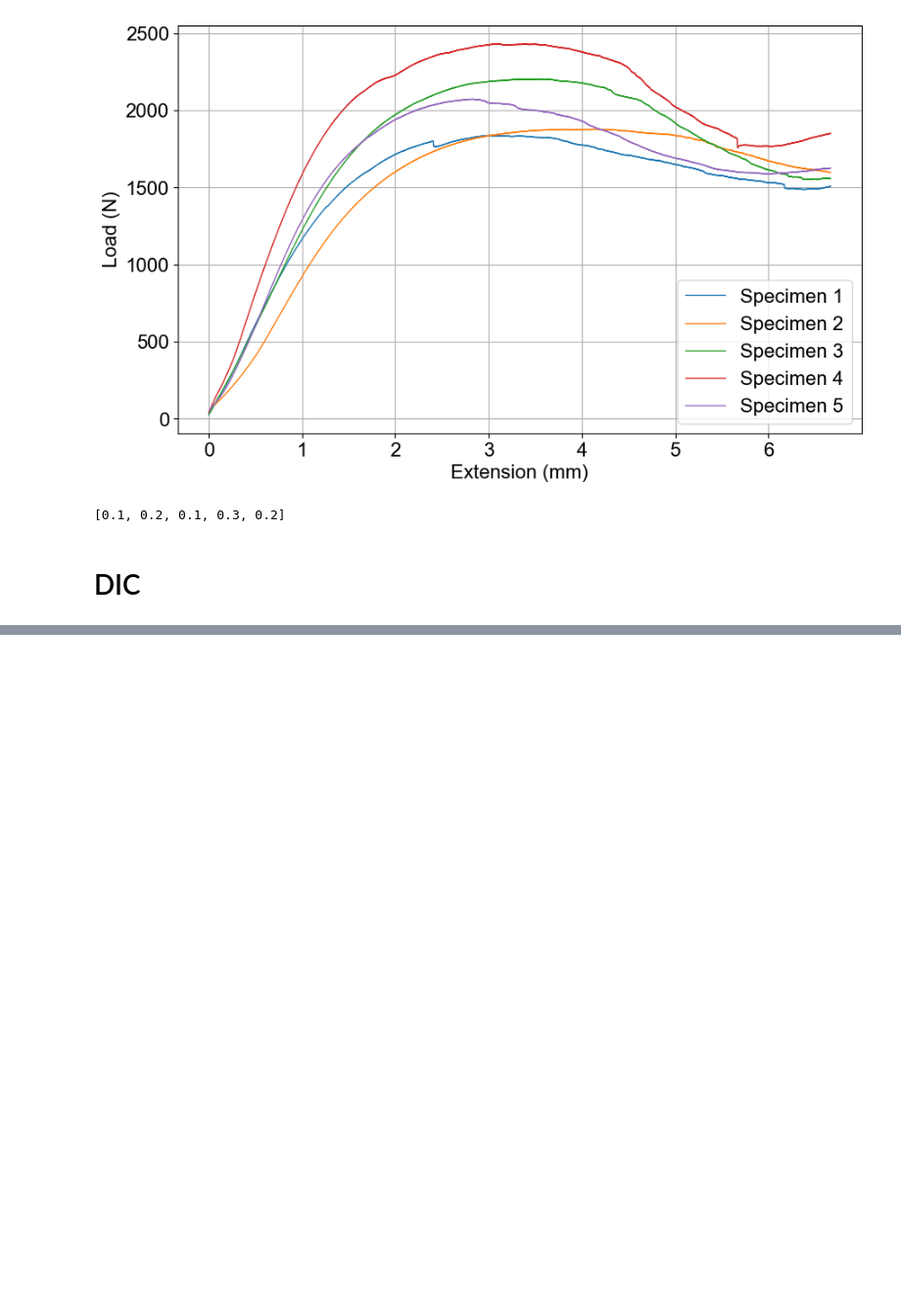
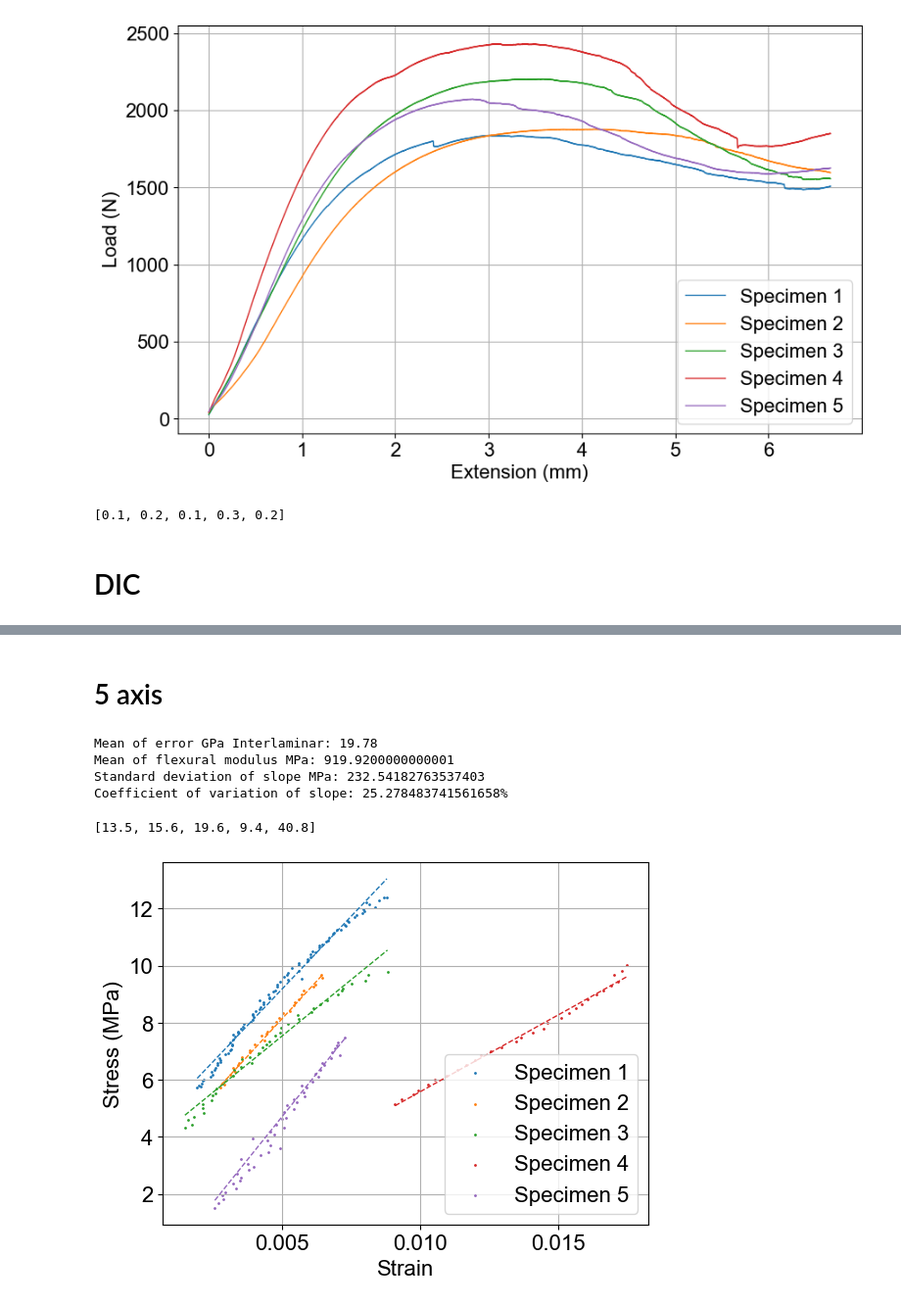
Before and after one commit to CleisonManriqueAguirre/postprocessing_test, a Jupyter notebook: Specimen_data_process.ipynb, the cells around one changed output, grey strips where cells are left out. Shown at 98% size. Drawn from its saved outputs; the diff is of its cells as text; code cells hidden in the pictures; blank space fills up the shorter version.

```diff
--- a/Specimen_data_process.ipynb
+++ b/Specimen_data_process.ipynb
@@ -892,0 +898,35 @@ Coefficient of variation of slope: 82.63700503579358%
+# %% [markdown]
+# 5 axis
+# %%
+specimen_count = 8
+process_specimens(
+    corrected=False,
+    flexion=False,
+    compression=False,
+    shear=False,
+    specimen_count=8,
+    file_path_template='short_beam/5_axis/{}_exp_2.csv',
+    file_path_template_2='short_beam/5_axis/{}_exp_2.csv',
+    c1=3,
+    c2=8,
+    data_row_start={1: 60, 2: 2, 3: 30, 4: 2, 5: 20, 6: 20, 7: 2, 8: 2},
+    data_rows_end={1: 150, 2: 60, 3: 60, 4: 50, 5: 50, 6: 60, 7: 50, 8: 60},
+    data_linear_start={1: 60, 2: 20, 3: 30, 4: 20, 5: 20, 6: 20, 7: 20, 8: 20},
+    data_linear_end={1: 150, 2: 60, 3: 60, 4: 50, 5: 50, 6: 60, 7: 50, 8: 60},
+    b={1: 10.90, 2: 10.30, 3: 10.60, 4: 11.50, 5: 11.10, 6: 10.30, 7: 10.70, 8: 9.80},
+    h={1: 9.00, 2: 7.70, 3: 7.80, 4: 7.80, 5: 8.10, 6: 7.75, 7: 8.40, 8: 8.50},
+    L=28,
+    specimen_number=[1,3,6,5,4],
+    # specimen_number=range(1, specimen_count + 1),
+    DIC_short=True
+)
+
+#range(1, specimen_count + 1)
+# print(range(1, specimen_count + 1))
+# %% [output]
+Mean of error GPa Interlaminar: 19.78
+Mean of flexural modulus MPa: 919.9200000000001
+Standard deviation of slope MPa: 232.54182763537403
+Coefficient of variation of slope: 25.278483741561658%
+[13.5, 15.6, 19.6, 9.4, 40.8]
+[figure, added]
```
Also changed, not shown: parts of 2 cells of this notebook.
